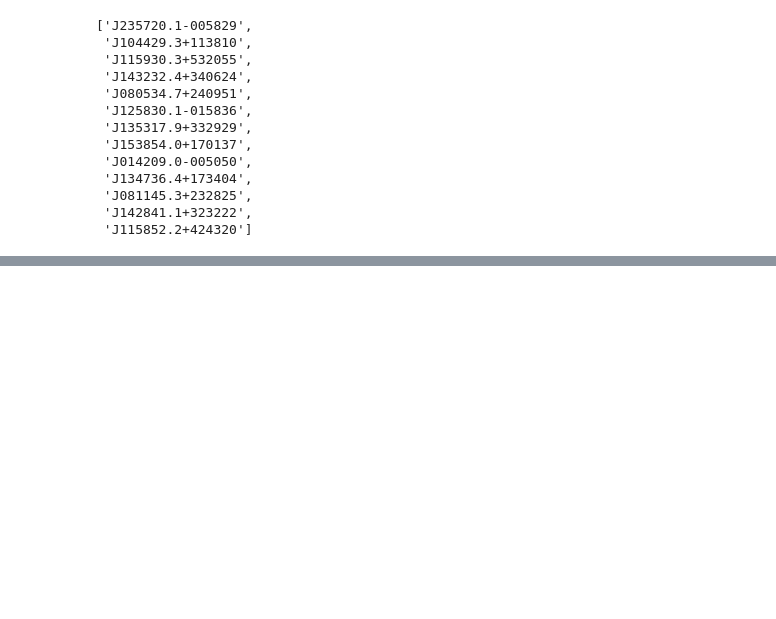
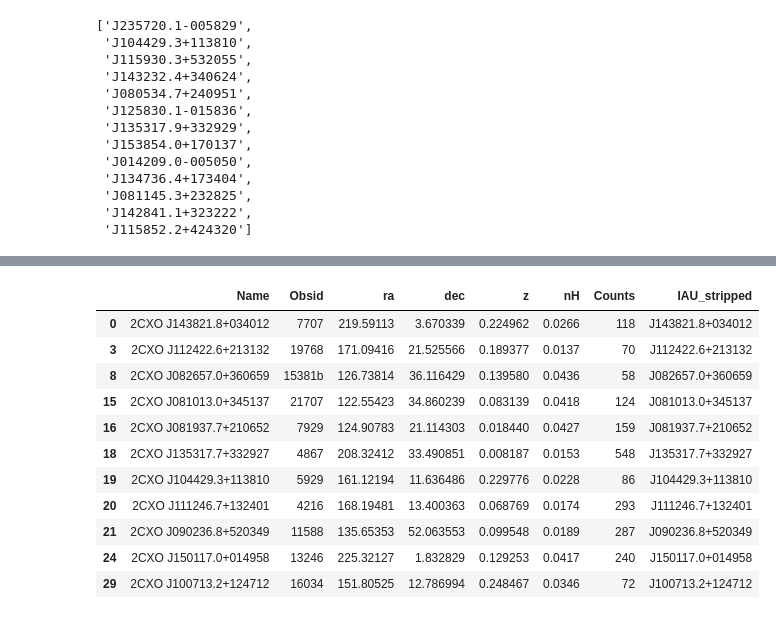
Before and after one commit to kciurleo/AGN, a Jupyter notebook: unorganized/more_testing.ipynb, the cells around one changed output, grey strips where cells are left out. Saved outputs shown, nothing was run; the diff lists cells and outputs as text; code cells hidden in the pictures; blank space fills up the shorter version.

```diff
--- a/unorganized/more_testing.ipynb
+++ b/unorganized/more_testing.ipynb
@@ -363,0 +372,15 @@ seth_unabsorbed_table51=['J142859.9+330318',
+# %%
+reran_min_abs[reran_min_abs['Name'].isin(candidate_info['# Name'])]
+# %% [output]
+|  | Name | Obsid | ra | dec | z | nH | Counts | IAU_stripped |
+| 0 | 2CXO J143821.8+034012 | 7707 | 219.59113 | 3.670339 | 0.224962 | 0.0266 | 118 | J143821.8+034012 |
+| 3 | 2CXO J112422.6+213132 | 19768 | 171.09416 | 21.525566 | 0.189377 | 0.0137 | 70 | J112422.6+213132 |
+| 8 | 2CXO J082657.0+360659 | 15381b | 126.73814 | 36.116429 | 0.139580 | 0.0436 | 58 | J082657.0+360659 |
+| 15 | 2CXO J081013.0+345137 | 21707 | 122.55423 | 34.860239 | 0.083139 | 0.0418 | 124 | J081013.0+345137 |
+| 16 | 2CXO J081937.7+210652 | 7929 | 124.90783 | 21.114303 | 0.018440 | 0.0427 | 159 | J081937.7+210652 |
+| 18 | 2CXO J135317.7+332927 | 4867 | 208.32412 | 33.490851 | 0.008187 | 0.0153 | 548 | J135317.7+332927 |
+| 19 | 2CXO J104429.3+113810 | 5929 | 161.12194 | 11.636486 | 0.229776 | 0.0228 | 86 | J104429.3+113810 |
+| 20 | 2CXO J111246.7+132401 | 4216 | 168.19481 | 13.400363 | 0.068769 | 0.0174 | 293 | J111246.7+132401 |
+| 21 | 2CXO J090236.8+520349 | 11588 | 135.65353 | 52.063553 | 0.099548 | 0.0189 | 287 | J090236.8+520349 |
+| 24 | 2CXO J150117.0+014958 | 13246 | 225.32127 | 1.832829 | 0.129253 | 0.0417 | 240 | J150117.0+014958 |
+| 29 | 2CXO J100713.2+124712 | 16034 | 151.80525 | 12.786994 | 0.248467 | 0.0346 | 72 | J100713.2+124712 |
```
Also changed, not shown: parts of 9 cells of this notebook, 3 other files.
